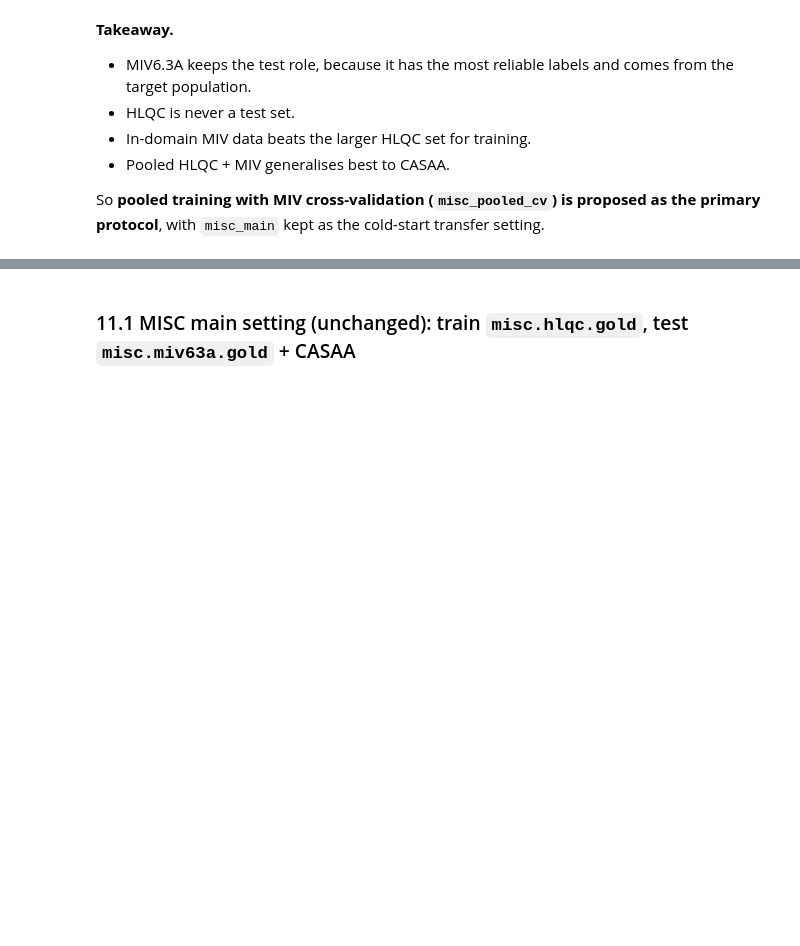
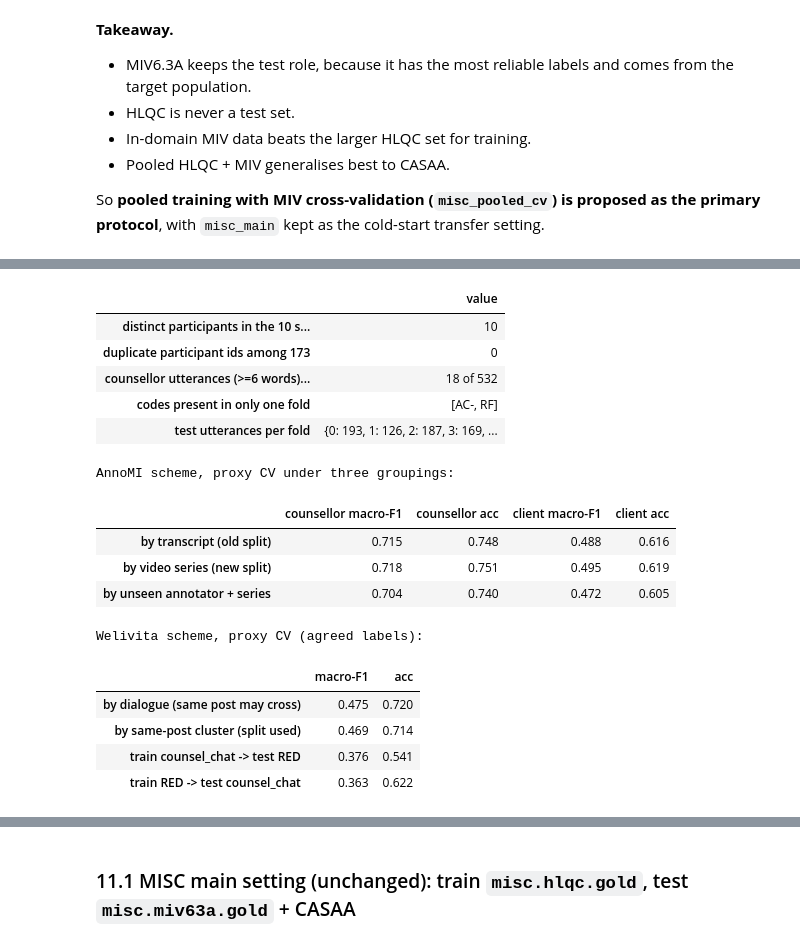
Before and after one commit to Zme874amy/Behavioral-Coding, a Jupyter notebook: notebooks/datasets_eda.ipynb, the cells around one changed output, grey strips where cells are left out. Cells and saved outputs as stored; diff of their text form; code cells hidden in the pictures; blank space fills up the shorter version.

```diff
--- a/notebooks/datasets_eda.ipynb
+++ b/notebooks/datasets_eda.ipynb
@@ -1229,0 +1235,22 @@ transfer setting.
+# %%
+display(pd.Series(split_eval.pooled_cv_leakage(), name='value').to_frame())
+print('AnnoMI scheme, proxy CV under three groupings:'); display(split_eval.annomi_grouping())
+print('Welivita scheme, proxy CV (agreed labels):'); display(split_eval.welivita_grouping())
+# %% [output]
+|  | value |
+| distinct participants in the 10 s... | 10 |
+| duplicate participant ids among 173 | 0 |
+| counsellor utterances (>=6 words)... | 18 of 532 |
+| codes present in only one fold | [AC-, RF] |
+| test utterances per fold | {0: 193, 1: 126, 2: 187, 3: 169, ... |
+AnnoMI scheme, proxy CV under three groupings:
+|  | counsellor macro-F1 | counsellor acc | client macro-F1 | client acc |
+| by transcript (old split) | 0.715 | 0.748 | 0.488 | 0.616 |
+| by video series (new split) | 0.718 | 0.751 | 0.495 | 0.619 |
+| by unseen annotator + series | 0.704 | 0.740 | 0.472 | 0.605 |
+Welivita scheme, proxy CV (agreed labels):
+|  | macro-F1 | acc |
+| by dialogue (same post may cross) | 0.475 | 0.720 |
+| by same-post cluster (split used) | 0.469 | 0.714 |
+| train counsel_chat -> test RED | 0.376 | 0.541 |
+| train RED -> test counsel_chat | 0.363 | 0.622 |
```
Also changed, not shown: parts of 7 cells of this notebook, 9 other files.
